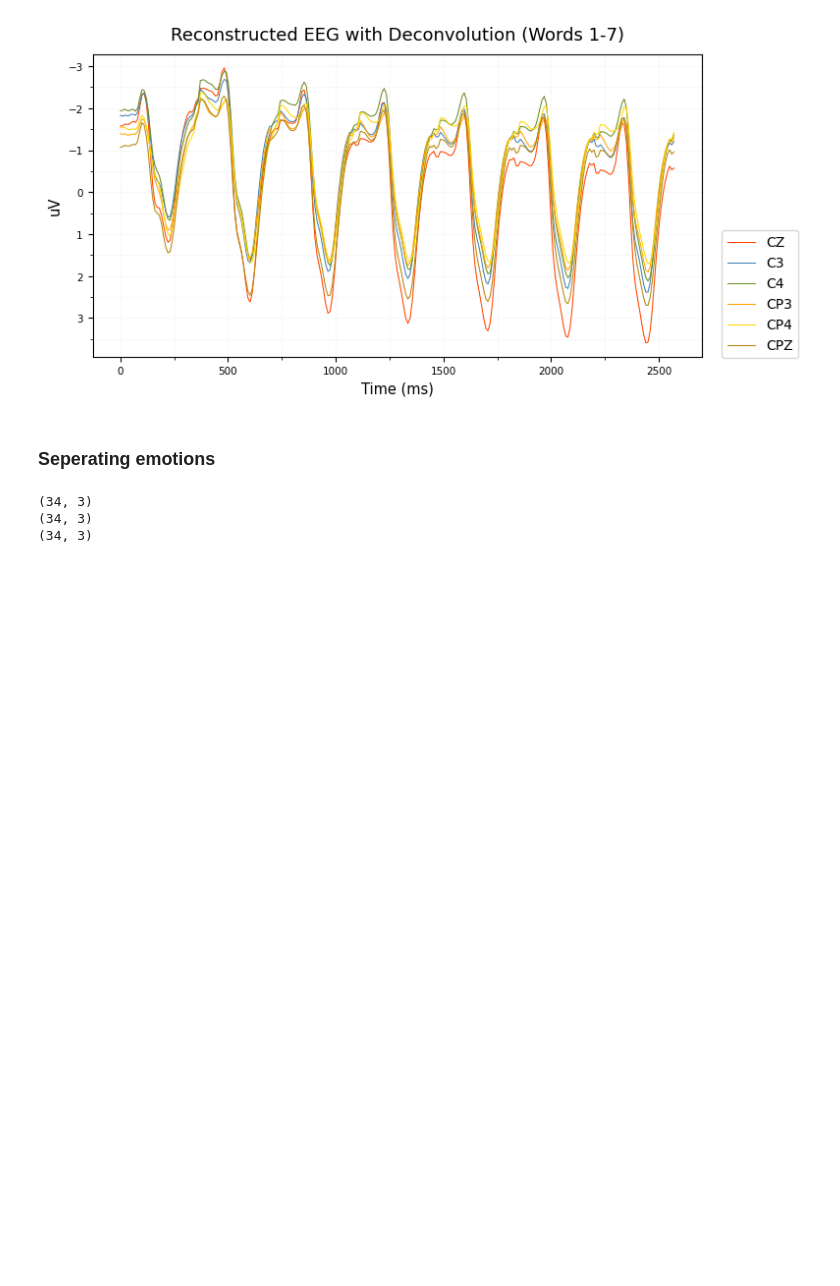
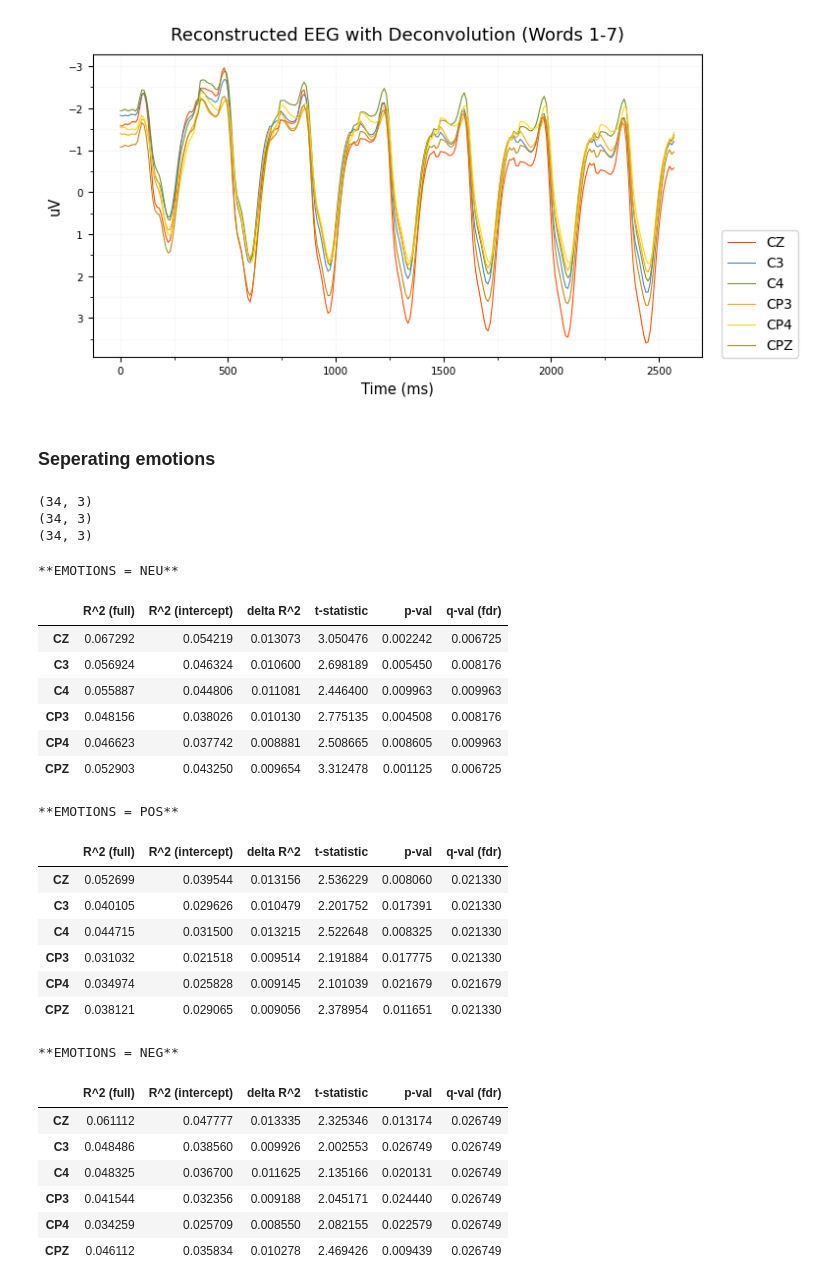
Before and after one commit to amandalin047/Updating_rERP_2023, a Jupyter notebook: deconvolution/deconv_v3.ipynb, the cells around one changed output. Saved outputs shown, nothing was run; the diff lists cells and outputs as text; code cells hidden in the pictures; blank space fills up the shorter version.

```diff
--- a/deconvolution/deconv_v3.ipynb
+++ b/deconvolution/deconv_v3.ipynb
@@ -1028,0 +1087,32 @@ for i, (epochs, matrix) in enumerate(zip(list_of_epochs, list_of_matrices)):
+# %%
+improve_dfs_with_emo = {key: compare_model_fit(per_emo_condition[key].outer_scores_full_per_subj,
+                                               per_emo_condition[key].outer_scores_intercept_per_subj,
+                                               ch_roi) for key in per_emo_condition.keys()}
+for key, df in improve_dfs_with_emo.items():
+    print(f"**EMOTIONS = {key.upper()}**")
+    display(df)
+# %% [output]
+**EMOTIONS = NEU**
+|  | R^2 (full) | R^2 (intercept) | delta R^2 | t-statistic | p-val | q-val (fdr) |
+| CZ | 0.067292 | 0.054219 | 0.013073 | 3.050476 | 0.002242 | 0.006725 |
+| C3 | 0.056924 | 0.046324 | 0.010600 | 2.698189 | 0.005450 | 0.008176 |
+| C4 | 0.055887 | 0.044806 | 0.011081 | 2.446400 | 0.009963 | 0.009963 |
+| CP3 | 0.048156 | 0.038026 | 0.010130 | 2.775135 | 0.004508 | 0.008176 |
+| CP4 | 0.046623 | 0.037742 | 0.008881 | 2.508665 | 0.008605 | 0.009963 |
+| CPZ | 0.052903 | 0.043250 | 0.009654 | 3.312478 | 0.001125 | 0.006725 |
+**EMOTIONS = POS**
+|  | R^2 (full) | R^2 (intercept) | delta R^2 | t-statistic | p-val | q-val (fdr) |
+| CZ | 0.052699 | 0.039544 | 0.013156 | 2.536229 | 0.008060 | 0.021330 |
+| C3 | 0.040105 | 0.029626 | 0.010479 | 2.201752 | 0.017391 | 0.021330 |
+| C4 | 0.044715 | 0.031500 | 0.013215 | 2.522648 | 0.008325 | 0.021330 |
+| CP3 | 0.031032 | 0.021518 | 0.009514 | 2.191884 | 0.017775 | 0.021330 |
+| CP4 | 0.034974 | 0.025828 | 0.009145 | 2.101039 | 0.021679 | 0.021679 |
+| CPZ | 0.038121 | 0.029065 | 0.009056 | 2.378954 | 0.011651 | 0.021330 |
+**EMOTIONS = NEG**
+|  | R^2 (full) | R^2 (intercept) | delta R^2 | t-statistic | p-val | q-val (fdr) |
+| CZ | 0.061112 | 0.047777 | 0.013335 | 2.325346 | 0.013174 | 0.026749 |
+| C3 | 0.048486 | 0.038560 | 0.009926 | 2.002553 | 0.026749 | 0.026749 |
+| C4 | 0.048325 | 0.036700 | 0.011625 | 2.135166 | 0.020131 | 0.026749 |
+| CP3 | 0.041544 | 0.032356 | 0.009188 | 2.045171 | 0.024440 | 0.026749 |
+| CP4 | 0.034259 | 0.025709 | 0.008550 | 2.082155 | 0.022579 | 0.026749 |
+| CPZ | 0.046112 | 0.035834 | 0.010278 | 2.469426 | 0.009439 | 0.026749 |
```
Also changed, not shown: parts of 12 cells of this notebook.
